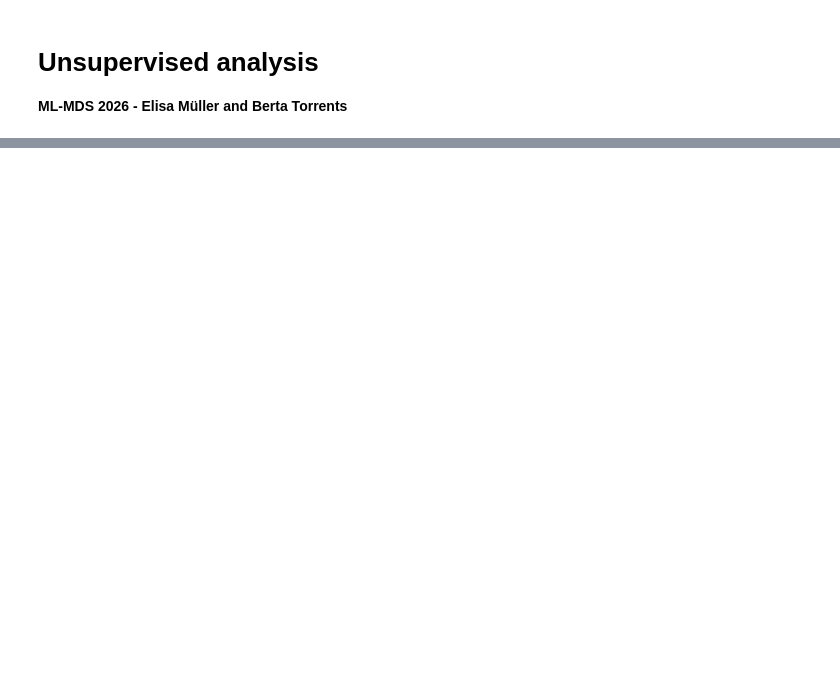
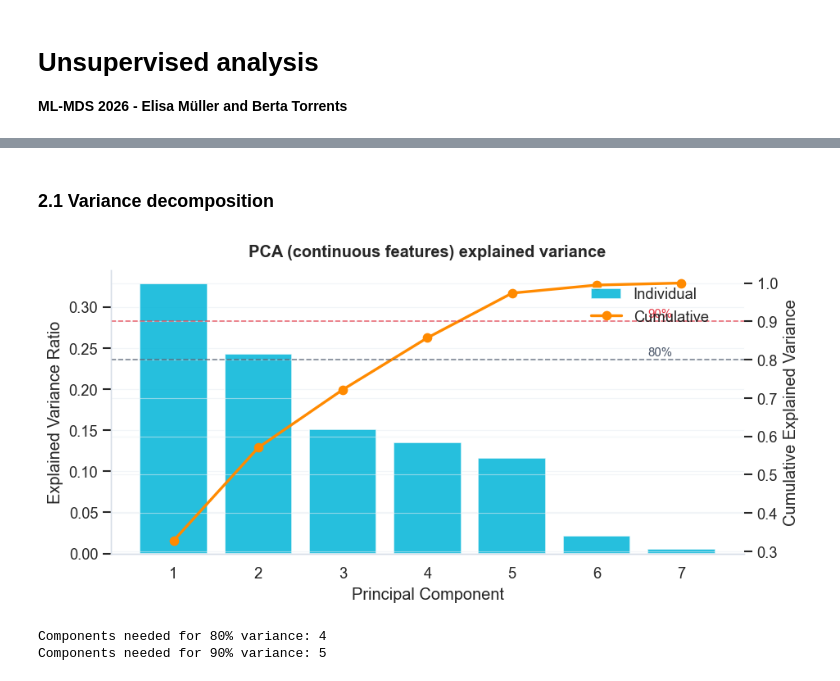
Before and after one commit to elisa-muller/ML-project, a Jupyter notebook: unsupervised_analysis.ipynb, the cells around one changed output, grey strips where cells are left out. Saved outputs shown, nothing was run; the diff lists cells and outputs as text; code cells hidden in the pictures; blank space fills up the shorter version.

```diff
--- a/unsupervised_analysis.ipynb
+++ b/unsupervised_analysis.ipynb
@@ -329,19 +4,0 @@ plt.show()
-# %%
-income_numeric = y.loc[X.index].values
-
-fig, ax = plt.subplots(figsize=(8, 5))
-scatter = ax.scatter(
-    X_cont_pca[:, 2], X_cont_pca[:, 3],
-    c=[TARGET_PALETTE_NUMERIC[int(v)] for v in income_numeric], alpha=0.35, s=6, edgecolors="none"
-)
-ax.set_xlabel("PC3")
-ax.set_ylabel("PC4")
-ax.set_title("PC3 vs PC4 — colored by income (supplementary)")
-handles = [
-    plt.Line2D([0], [0], marker="o", linestyle="", color=color, label=label, markersize=6)
-    for label, color in [("0: <=50K", TARGET_PALETTE_NUMERIC[0]), ("1: >50K", TARGET_PALETTE_NUMERIC[1])]
-]
-ax.legend(handles=handles, title="Income")
-polish_axes(ax)
-plt.tight_layout()
-plt.show()
@@ -1203,0 +115,50 @@ modeling phases that follow.
+# %% [markdown]
+### 2.1 Variance decomposition
+# %%
+CONTINUOUS_COLS = [
+    "num__age",
+    "num__education_num",
+    "num__hours_per_week",
+    "num__capital_gain_log",
+    "num__capital_loss_log",
+    "num__net_capital",
+    "num__age_x_hours",
+]
+
+X_cont = X[CONTINUOUS_COLS].values
+
+pca_cont = PCA(random_state=RANDOM_STATE)
+pca_cont.fit(X_cont)
+X_cont_pca = pca_cont.transform(X_cont)
+
+explained_cont = pca_cont.explained_variance_ratio_
+cumulative_cont = np.cumsum(explained_cont)
+n_cont = len(CONTINUOUS_COLS)
+
+fig, ax1 = plt.subplots(figsize=(8, 4))
+ax1.bar(range(1, n_cont + 1), explained_cont, color=PLOT_COLORS["neutral"], alpha=0.85, label="Individual")
+ax1.set_xlabel("Principal Component")
+ax1.set_ylabel("Explained Variance Ratio")
+
+ax2 = ax1.twinx()
+ax2.plot(range(1, n_cont + 1), cumulative_cont, color=PLOT_COLORS["income_high"], marker="o", linewidth=2, label="Cumulative")
+ax2.set_ylabel("Cumulative Explained Variance")
+ax2.axhline(0.80, color=PLOT_COLORS["reference"], linestyle="--", linewidth=1.0, alpha=0.7)
+ax2.axhline(0.90, color=PLOT_COLORS["severe"], linestyle="--", linewidth=1.0, alpha=0.7)
+ax2.text(n_cont - 0.4, 0.81, "80%", color=PLOT_COLORS["reference"], fontsize=9)
+ax2.text(n_cont - 0.4, 0.91, "90%", color=PLOT_COLORS["severe"], fontsize=9)
+
+polish_axes(ax1)
+polish_axes(ax2)
+fig.legend(loc="upper right", bbox_to_anchor=(0.88, 0.88))
+plt.title("PCA (continuous features) explained variance")
+plt.tight_layout()
+plt.show()
+
+for threshold in [0.80, 0.90]:
+    n = np.argmax(cumulative_cont >= threshold) + 1
+    print(f"Components needed for {int(threshold*100)}% variance: {n}")
+# %% [output]
+[figure, added]
+Components needed for 80% variance: 4
+Components needed for 90% variance: 5
```
Also changed, not shown: parts of 89 cells of this notebook, 3 other files.
